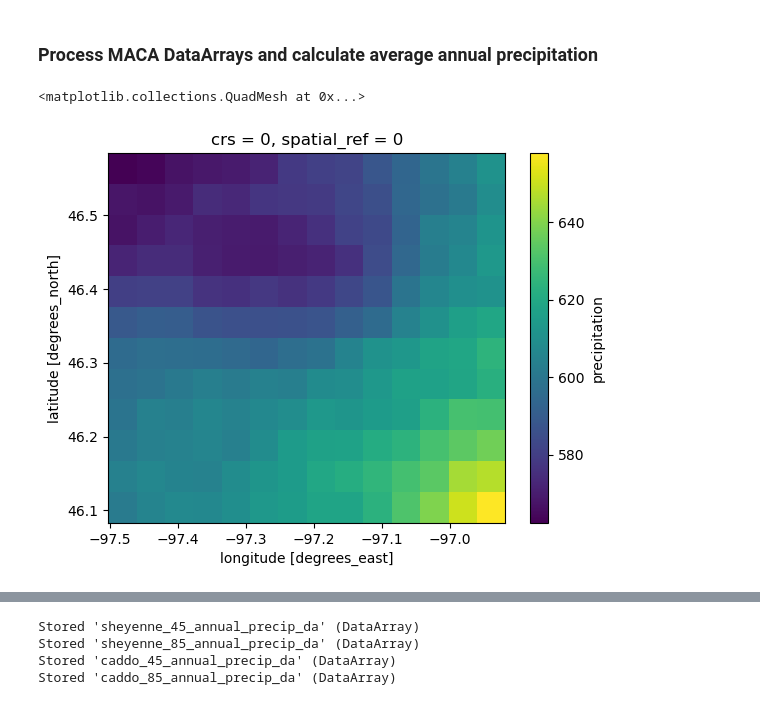
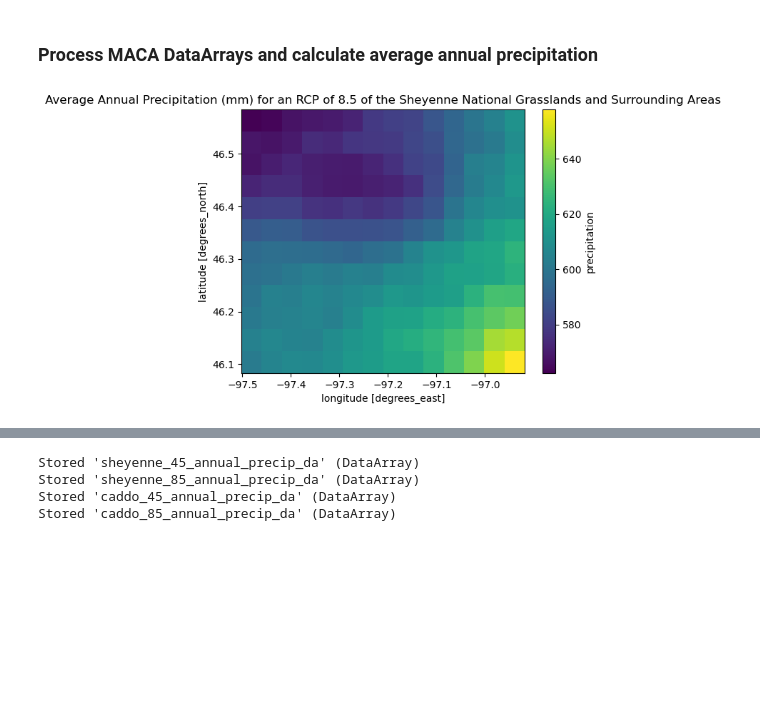
Before and after one commit to hanried/habitat-suitability, a Jupyter notebook: notebooks/03-habitat-suitability-climate.ipynb, the cells around one changed output, grey strips where cells are left out. Cells and saved outputs as stored; diff of their text form; code cells hidden in the pictures; blank space fills up the shorter version.

Commit message:
added plot titles

```diff
--- a/notebooks/03-habitat-suitability-climate.ipynb
+++ b/notebooks/03-habitat-suitability-climate.ipynb
@@ -169,11 +170,14 @@ def process_maca_da(rcp, df, row):
 # %%
 # Process & find the average annual precipitation
 # for the Sheyenne rcp8.5 precipitation DataArray
 sheyenne_85_annual_precip_da = process_maca_da(85, maca_df, 0)
 sheyenne_85_annual_precip_da.plot()
+
+plt.title('Average Annual Precipitation (mm) for an RCP of 8.5 of the '
+          'Sheyenne National Grasslands and Surrounding Areas')
+plt.show()
 # %% [output]
-<matplotlib.collections.QuadMesh at 0x...>
-[figure, old version]
+[figure, new version]
 # %%
 # Process & find the average annual precipitation
 # for the Sheyenne rcp4.5 precipitation DataArray
```
Also changed, not shown: parts of 4 cells of this notebook.
